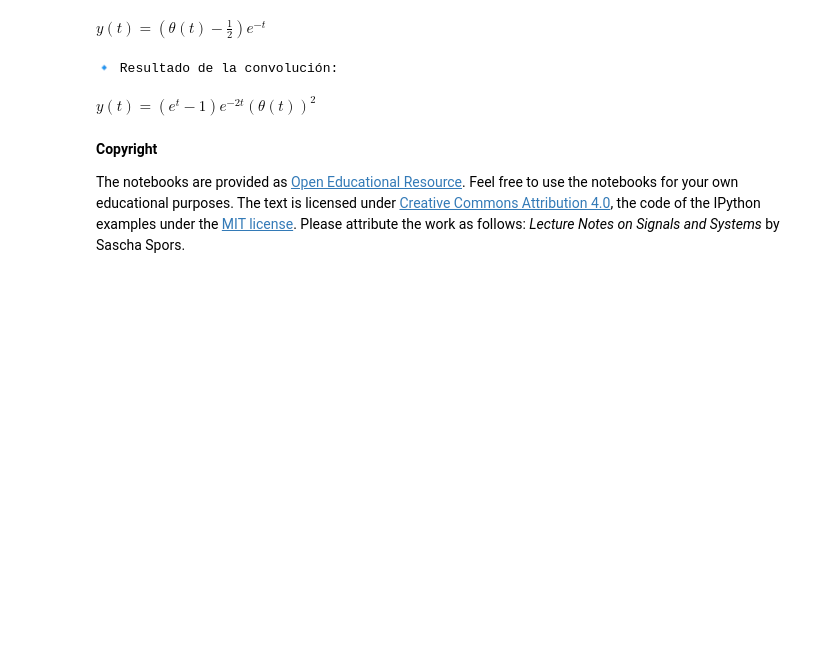
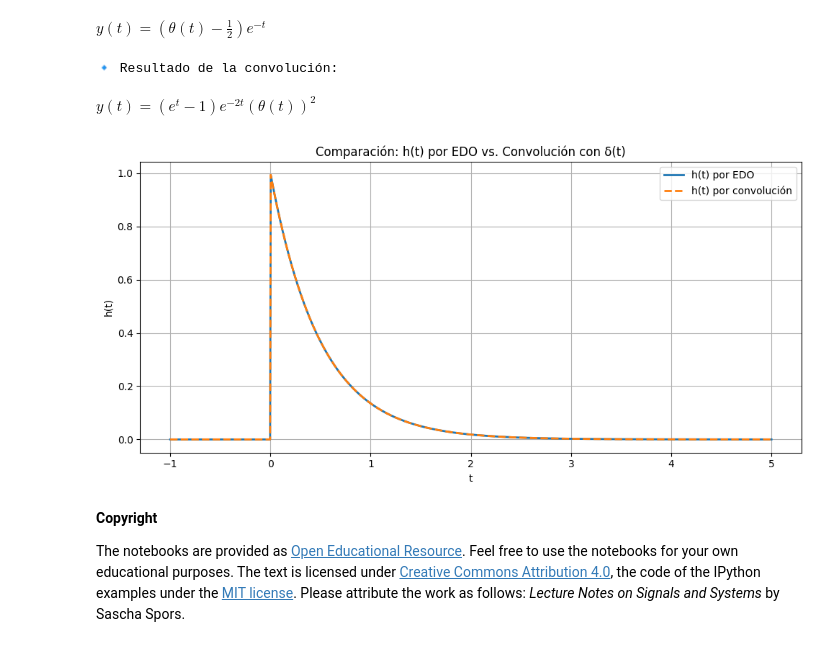
Before and after one commit to sanbgos/Se-alesysistemas, a Jupyter notebook: 1_Respuesta_Impulso.ipynb, the cells around one changed output. Saved outputs shown, nothing was run; the diff lists cells and outputs as text; code cells hidden in the pictures; blank space fills up the shorter version.

```diff
--- a/1_Respuesta_Impulso.ipynb
+++ b/1_Respuesta_Impulso.ipynb
@@ -331,6 +331,39 @@ $\displaystyle y{\left(t \right)} = \left(\theta\left(t\right) - e^{- t} \theta\
 $\displaystyle y{\left(t \right)} = \left(\theta\left(t\right) - \frac{1}{2}\right) e^{- t}$
 🔹 Resultado de la convolución:
 $\displaystyle y{\left(t \right)} = \left(e^{t} - 1\right) e^{- 2 t} \left(\theta\left(t\right)\right)^{2}$
+# %%
+import numpy as np
+import matplotlib.pyplot as plt
+
+# Parámetro a > 0 del sistema
+a = 2
+
+# Tiempo de simulación
+t = np.linspace(-1, 5, 1000)
+
+# Función escalón de Heaviside
+u = np.heaviside(t, 1)
+
+# h(t) desde la EDO: e^{-a t} * u(t)
+h_from_edo = np.exp(-a * t) * u
+
+# h(t) desde convolución con delta (por propiedad: delta * h = h)
+# Aquí simplemente se replica para confirmar visualmente
+h_from_conv = h_from_edo.copy()
+
+# Graficar ambas respuestas
+plt.figure(figsize=(10, 5))
+plt.plot(t, h_from_edo, label="h(t) por EDO", linewidth=2)
+plt.plot(t, h_from_conv, '--', label="h(t) por convolución", linewidth=2)
+plt.title("Comparación: h(t) por EDO vs. Convolución con δ(t)")
+plt.xlabel("t")
+plt.ylabel("h(t)")
+plt.grid(True)
+plt.legend()
+plt.tight_layout()
+plt.show()
+# %% [output]
+[figure, added]
 # %% [markdown]
 **Copyright**
 
```
